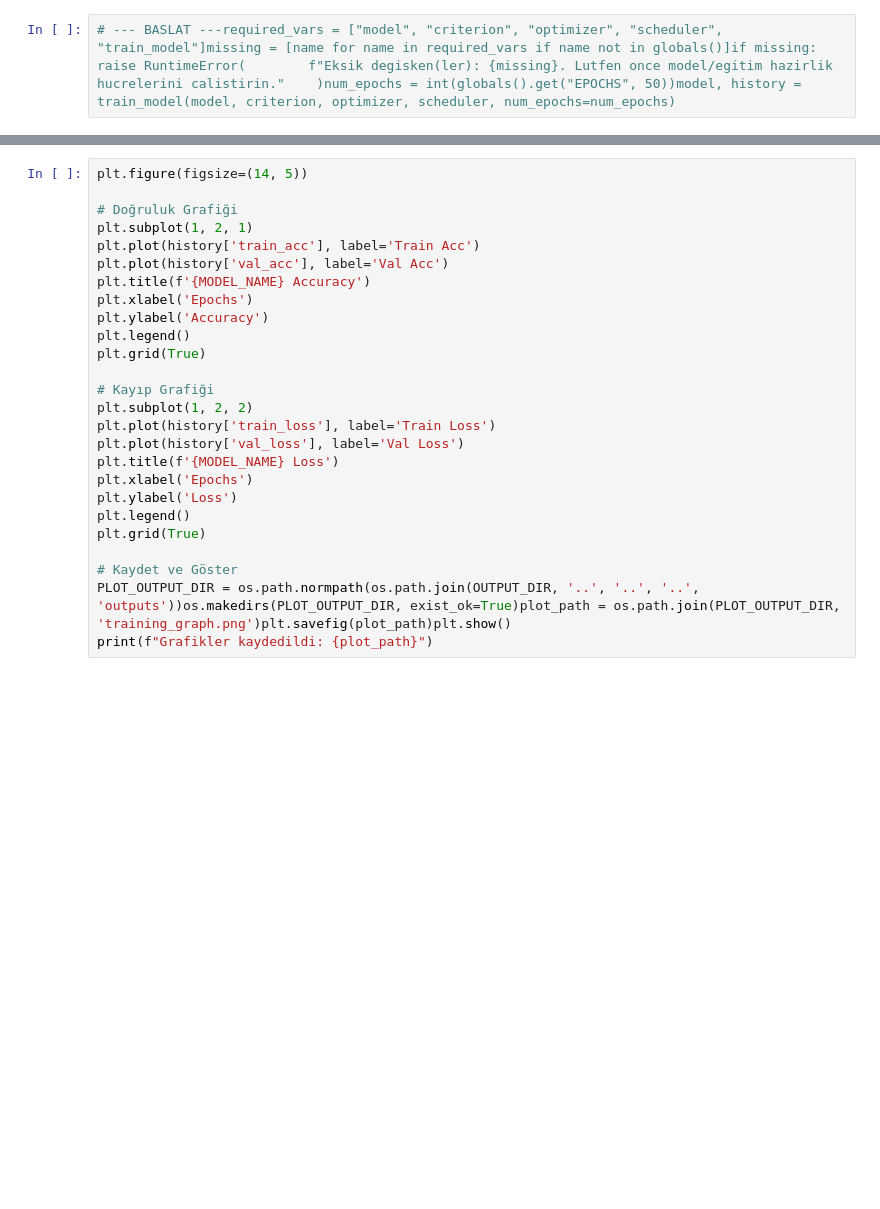
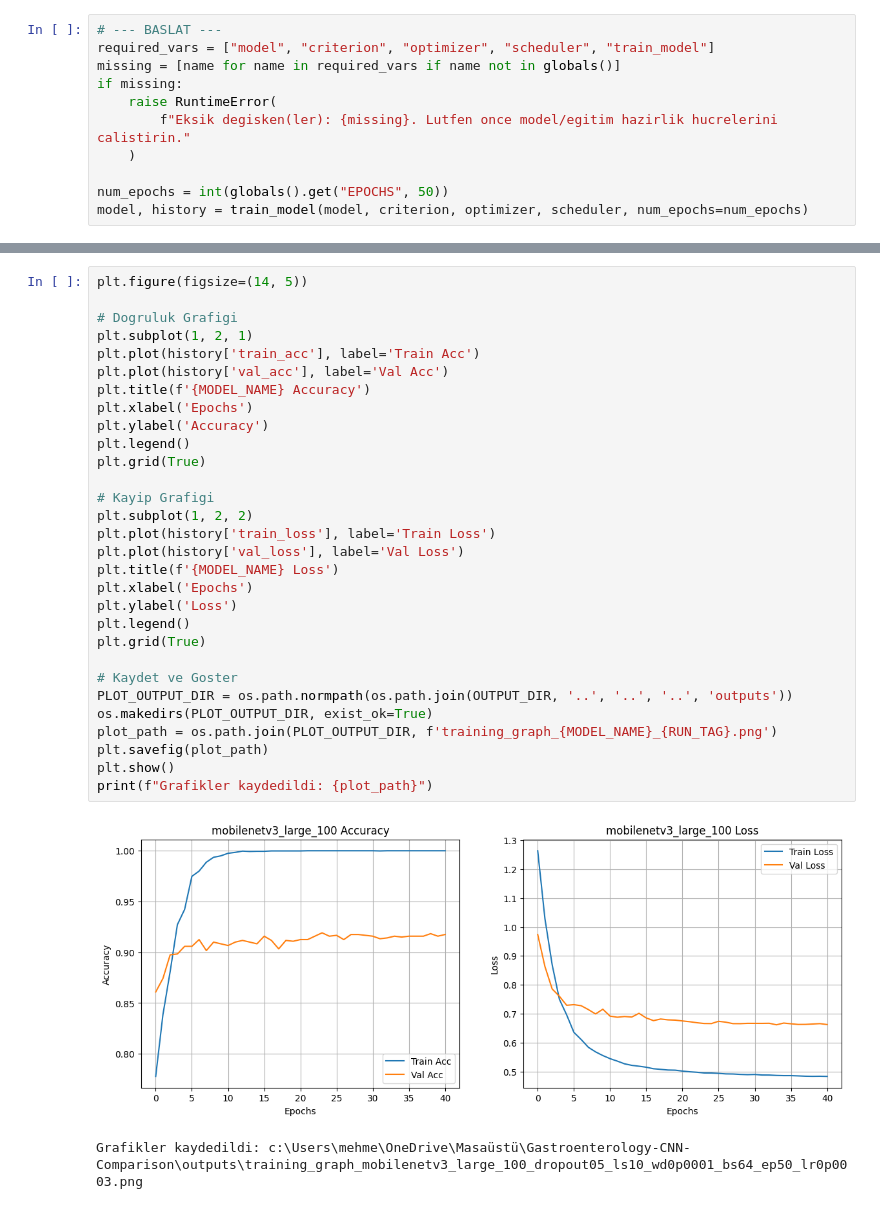
Before and after one commit to ofarukgunay/Gastroenterology-CNN-Comparison, a Jupyter notebook: MobileNetV3/03_MobileNetV3Large_Training.ipynb, the cells around one changed output, grey strips where cells are left out. Drawn from its saved outputs; the diff is of its cells as text; blank space fills up the shorter version.

```diff
--- a/MobileNetV3/03_MobileNetV3Large_Training.ipynb
+++ b/MobileNetV3/03_MobileNetV3Large_Training.ipynb
@@ -164,3 +371,12 @@ def train_model(model, criterion, optimizer, scheduler, num_epochs):
     return model, history
 # %%
-# --- BASLAT ---required_vars = ["model", "criterion", "optimizer", "scheduler", "train_model"]missing = [name for name in required_vars if name not in globals()]if missing:    raise RuntimeError(        f"Eksik degisken(ler): {missing}. Lutfen once model/egitim hazirlik hucrelerini calistirin."    )num_epochs = int(globals().get("EPOCHS", 50))model, history = train_model(model, criterion, optimizer, scheduler, num_epochs=num_epochs)
+# --- BASLAT ---
+required_vars = ["model", "criterion", "optimizer", "scheduler", "train_model"]
+missing = [name for name in required_vars if name not in globals()]
+if missing:
+    raise RuntimeError(
+        f"Eksik degisken(ler): {missing}. Lutfen once model/egitim hazirlik hucrelerini calistirin."
+    )
+
+num_epochs = int(globals().get("EPOCHS", 50))
+model, history = train_model(model, criterion, optimizer, scheduler, num_epochs=num_epochs)
@@ -167,27 +399,34 @@ def train_model(model, criterion, optimizer, scheduler, num_epochs):
 # %%
 plt.figure(figsize=(14, 5))
 
-# Doğruluk Grafiği
+# Dogruluk Grafigi
 plt.subplot(1, 2, 1)
 plt.plot(history['train_acc'], label='Train Acc')
 plt.plot(history['val_acc'], label='Val Acc')
 plt.title(f'{MODEL_NAME} Accuracy')
 plt.xlabel('Epochs')
 plt.ylabel('Accuracy')
 plt.legend()
 plt.grid(True)
 
-# Kayıp Grafiği
+# Kayip Grafigi
 plt.subplot(1, 2, 2)
 plt.plot(history['train_loss'], label='Train Loss')
 plt.plot(history['val_loss'], label='Val Loss')
 plt.title(f'{MODEL_NAME} Loss')
 plt.xlabel('Epochs')
 plt.ylabel('Loss')
 plt.legend()
 plt.grid(True)
 
-# Kaydet ve Göster
-PLOT_OUTPUT_DIR = os.path.normpath(os.path.join(OUTPUT_DIR, '..', '..', '..', 'outputs'))os.makedirs(PLOT_OUTPUT_DIR, exist_ok=True)plot_path = os.path.join(PLOT_OUTPUT_DIR, 'training_graph.png')plt.savefig(plot_path)plt.show()
+# Kaydet ve Goster
+PLOT_OUTPUT_DIR = os.path.normpath(os.path.join(OUTPUT_DIR, '..', '..', '..', 'outputs'))
+os.makedirs(PLOT_OUTPUT_DIR, exist_ok=True)
+plot_path = os.path.join(PLOT_OUTPUT_DIR, f'training_graph_{MODEL_NAME}_{RUN_TAG}.png')
+plt.savefig(plot_path)
+plt.show()
 print(f"Grafikler kaydedildi: {plot_path}")
+# %% [output]
+[figure, added]
+Grafikler kaydedildi: c:\Users\mehme\OneDrive\Masaüstü\Gastroenterology-CNN-Comparison\outputs\training_graph_mobilenetv3_large_100_dropout05_ls10_wd0p0001_bs64_ep50_lr0p0003.png
 # %%
```
Also changed, not shown: parts of 9 cells of this notebook, 3 other files.
